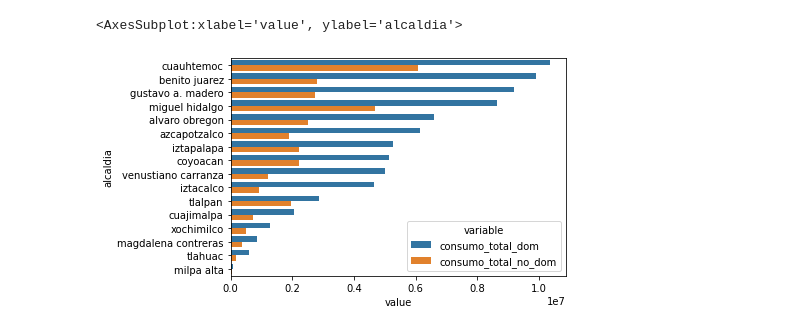
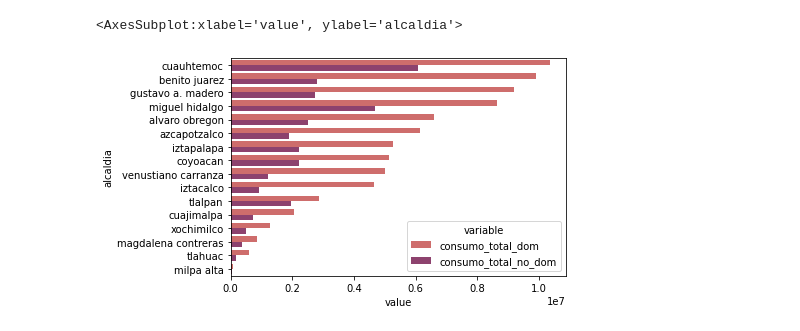
Before and after one commit to ElenaVillano/eda_geda_conagua, a Jupyter notebook: GEDA_Yus.ipynb, the cells around one changed output. Drawn from its saved outputs; the diff is of its cells as text; code cells hidden in the pictures.

```diff
--- a/GEDA_Yus.ipynb
+++ b/GEDA_Yus.ipynb
@@ -20,7 +10,7 @@ dom_no = pd.DataFrame(agua,columns=['alcaldia','consumo_total_dom','consumo_tota
 .sort_values(by=['consumo_total_dom'], ascending=False)\
 .melt(id_vars='alcaldia')\
 # %%
-sns.barplot(x="value", y="alcaldia", data=dom_no, hue = 'variable')
+sns.barplot(x="value", y="alcaldia", data=dom_no, hue = 'variable',palette="flare")
 # %% [output]
 <AxesSubplot:xlabel='value', ylabel='alcaldia'>
-[figure, old version]
+[figure, new version]
```
Also changed, not shown: parts of 9 cells of this notebook.
